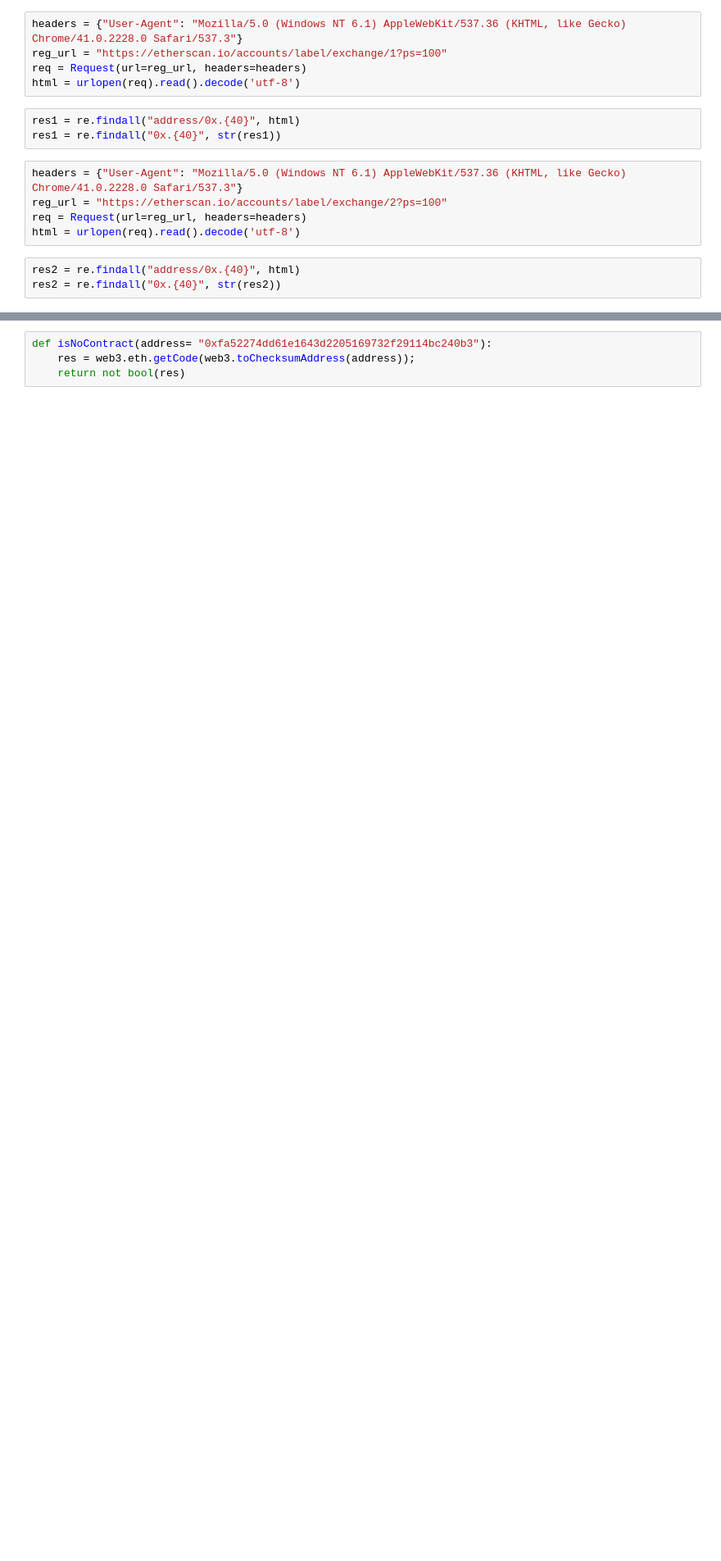
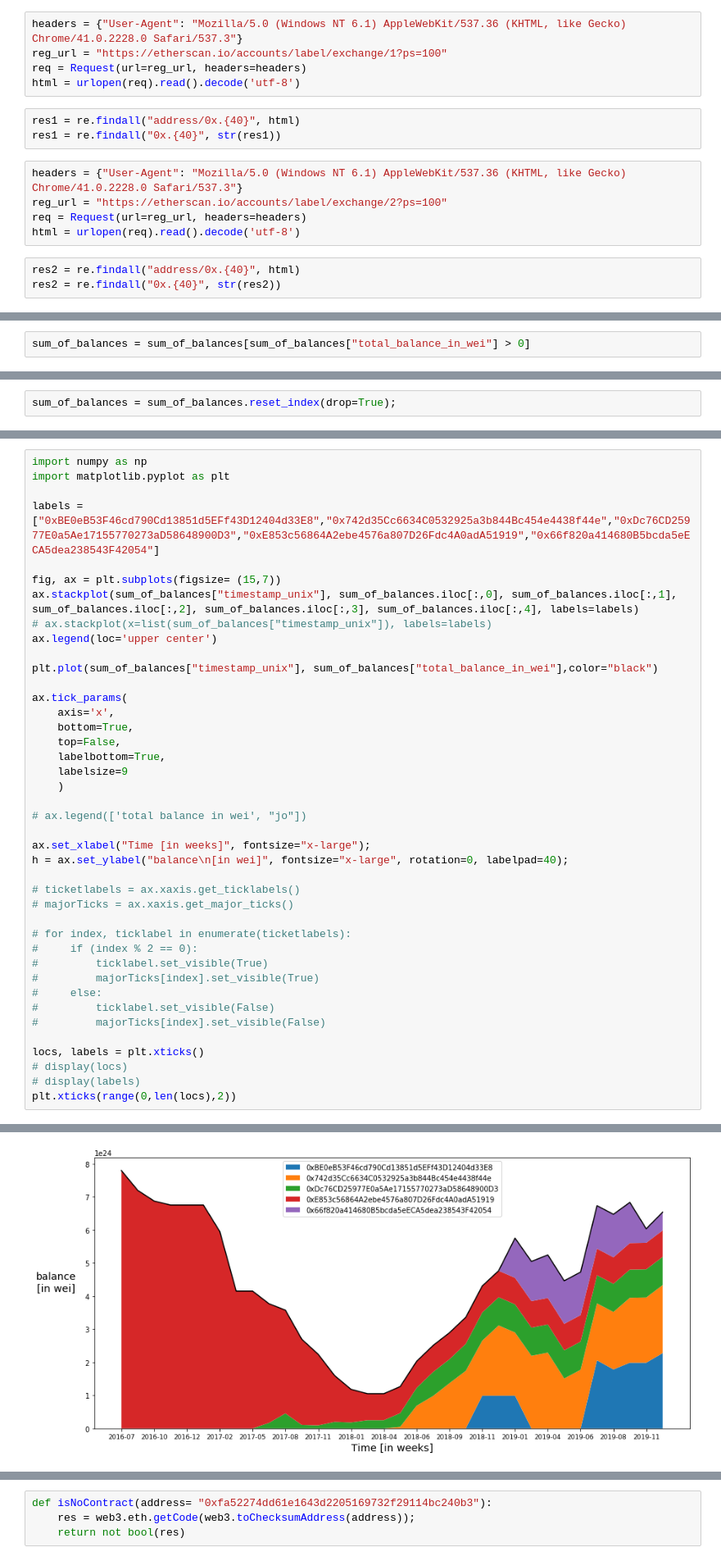
Before and after one commit to mgsgde/ethcluster, a Jupyter notebook: eventstudy.ipynb, the cells around one changed output, grey strips where cells are left out. Shown at 82% size. Cells and saved outputs as stored; diff of their text form; blank space fills up the shorter version.

```diff
--- a/eventstudy.ipynb
+++ b/eventstudy.ipynb
@@ -65,0 +218,2 @@ from web3.auto.infura import w3 as web3
+# %%
+sum_of_balances = sum_of_balances[sum_of_balances["total_balance_in_wei"] > 0]
@@ -65,0 +240,2 @@ from web3.auto.infura import w3 as web3
+# %%
+sum_of_balances = sum_of_balances.reset_index(drop=True);
@@ -65,0 +262,42 @@ from web3.auto.infura import w3 as web3
+# %%
+import numpy as np
+import matplotlib.pyplot as plt
+
+labels = ["0xBE0eB53F46cd790Cd13851d5EFf43D12404d33E8","0x742d35Cc6634C0532925a3b844Bc454e4438f44e","0xDc76CD25977E0a5Ae17155770273aD58648900D3","0xE853c56864A2ebe4576a807D26Fdc4A0adA51919","0x66f820a414680B5bcda5eECA5dea238543F42054"]
+
+fig, ax = plt.subplots(figsize= (15,7))
+ax.stackplot(sum_of_balances["timestamp_unix"], sum_of_balances.iloc[:,0], sum_of_balances.iloc[:,1], sum_of_balances.iloc[:,2], sum_of_balances.iloc[:,3], sum_of_balances.iloc[:,4], labels=labels)
+# ax.stackplot(x=list(sum_of_balances["timestamp_unix"]), labels=labels)
+ax.legend(loc='upper center')
+
+plt.plot(sum_of_balances["timestamp_unix"], sum_of_balances["total_balance_in_wei"],color="black")
+
+ax.tick_params(
+    axis='x',
+    bottom=True,
+    top=False,
+    labelbottom=True,
+    labelsize=9
+    )
+
+# ax.legend(['total balance in wei', "jo"])
+
+ax.set_xlabel("Time [in weeks]", fontsize="x-large");
+h = ax.set_ylabel("balance\n[in wei]", fontsize="x-large", rotation=0, labelpad=40);
+
+# ticketlabels = ax.xaxis.get_ticklabels()
+# majorTicks = ax.xaxis.get_major_ticks()
+
+# for index, ticklabel in enumerate(ticketlabels):
+#     if (index % 2 == 0):
+#         ticklabel.set_visible(True)
+#         majorTicks[index].set_visible(True)
+#     else:
+#         ticklabel.set_visible(False)
+#         majorTicks[index].set_visible(False)
+
+locs, labels = plt.xticks()
+# display(locs)
+# display(labels)
+plt.xticks(range(0,len(locs),2))
+# %% [output]
@@ -65,0 +322 @@ from web3.auto.infura import w3 as web3
+[figure, added]
```
Also changed, not shown: parts of 50 cells of this notebook.
